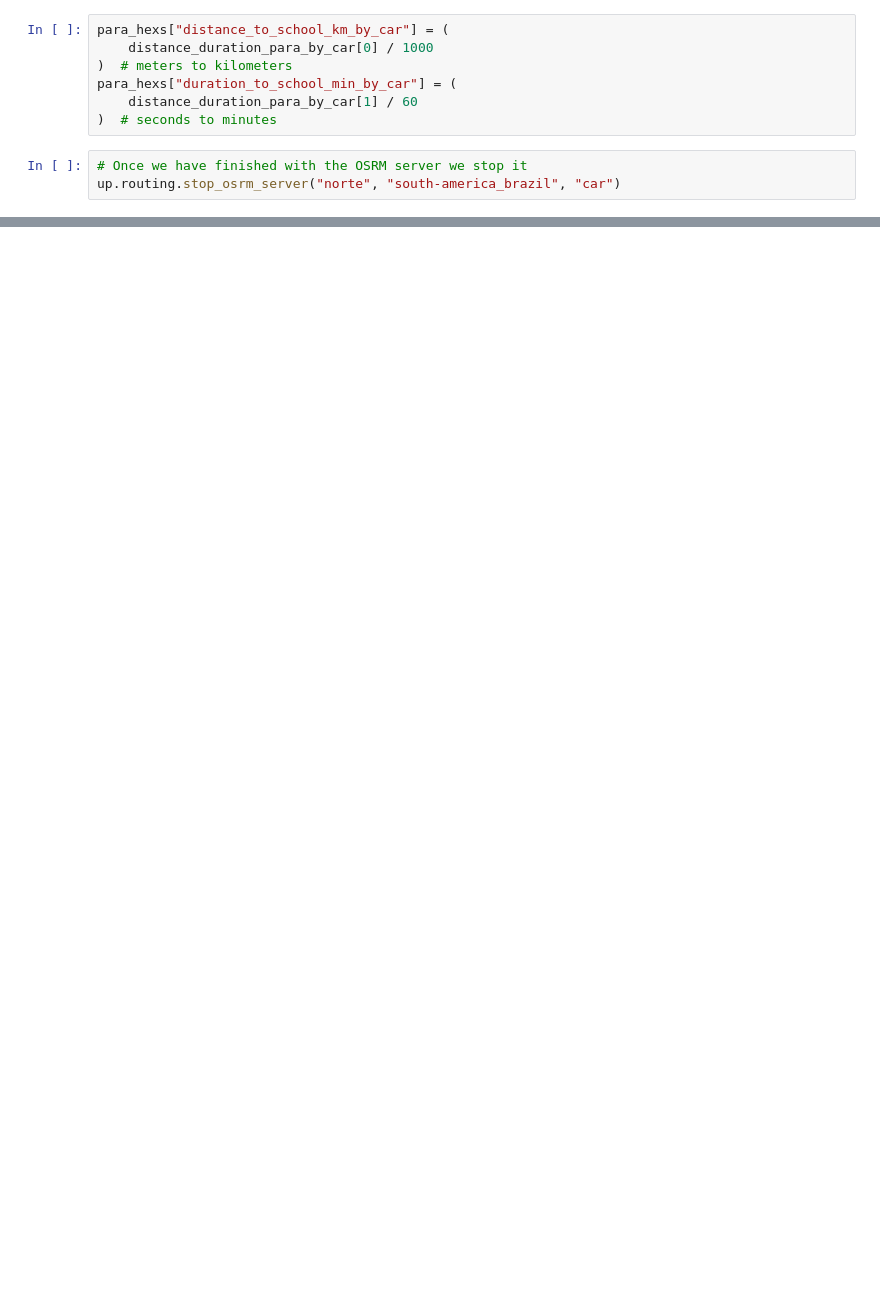
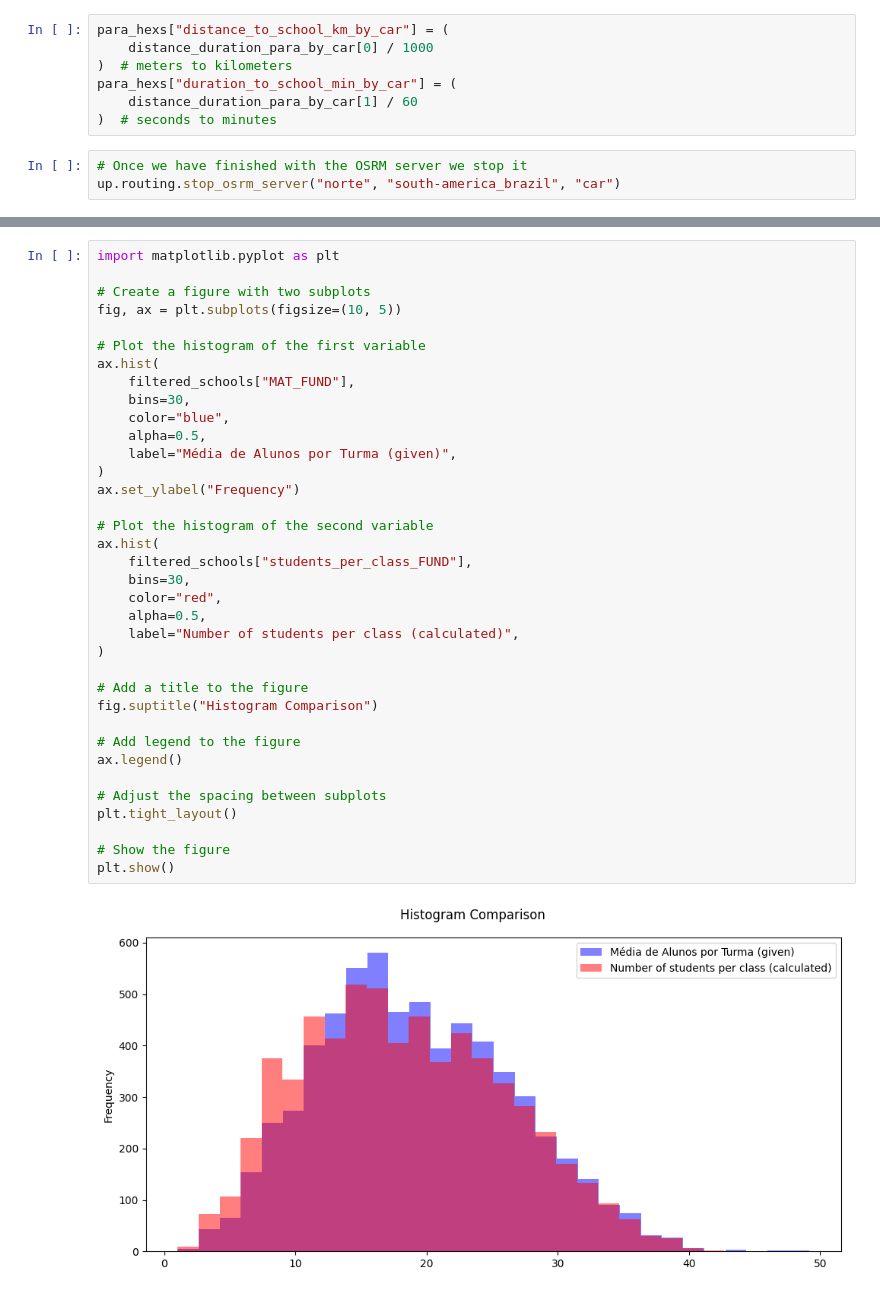
Before and after one commit to EL-BID/edu-brazil, a Jupyter notebook: 4_1_ParaAccessibilityModel.ipynb, the cells around one changed output, grey strips where cells are left out. Saved outputs shown, nothing was run; the diff lists cells and outputs as text; blank space fills up the shorter version.

```diff
--- a/4_1_ParaAccessibilityModel.ipynb
+++ b/4_1_ParaAccessibilityModel.ipynb
@@ -267,0 +830,38 @@ up.routing.stop_osrm_server("norte", "south-america_brazil", "car")
+# %%
+import matplotlib.pyplot as plt
+
+# Create a figure with two subplots
+fig, ax = plt.subplots(figsize=(10, 5))
+
+# Plot the histogram of the first variable
+ax.hist(
+    filtered_schools["MAT_FUND"],
+    bins=30,
+    color="blue",
+    alpha=0.5,
+    label="Média de Alunos por Turma (given)",
+)
+ax.set_ylabel("Frequency")
+
+# Plot the histogram of the second variable
+ax.hist(
+    filtered_schools["students_per_class_FUND"],
+    bins=30,
+    color="red",
+    alpha=0.5,
+    label="Number of students per class (calculated)",
+)
+
+# Add a title to the figure
+fig.suptitle("Histogram Comparison")
+
+# Add legend to the figure
+ax.legend()
+
+# Adjust the spacing between subplots
+plt.tight_layout()
+
+# Show the figure
+plt.show()
+# %% [output]
+[figure, added]
```
Also changed, not shown: parts of 96 cells of this notebook, 8 other files.
